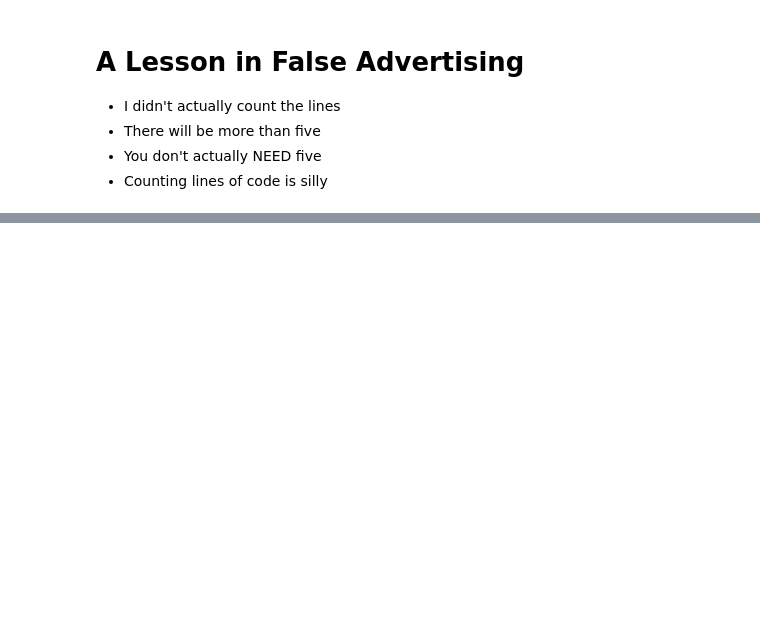
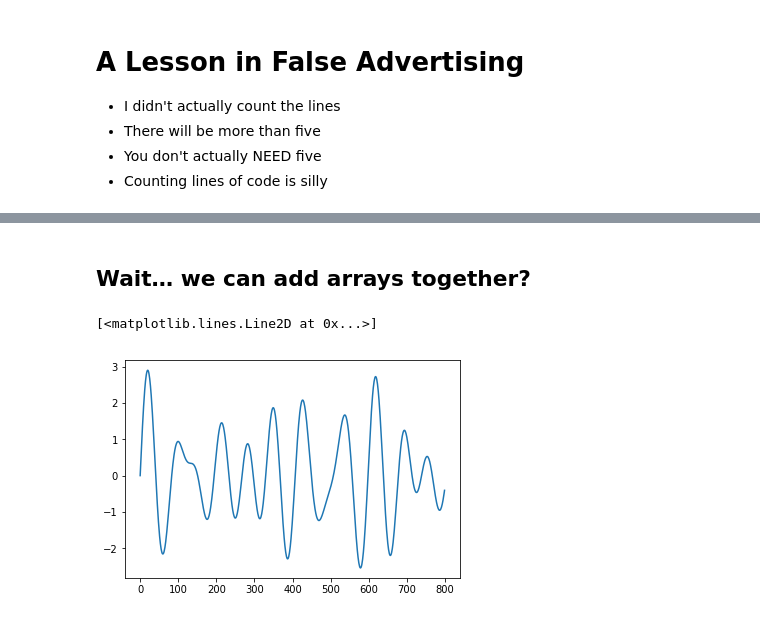
Before and after one commit to RemyPorter/ShadowMusic, a Jupyter notebook: Build a Synth.ipynb, the cells around one changed output, grey strips where cells are left out. Drawn from its saved outputs; the diff is of its cells as text; code cells hidden in the pictures; blank space fills up the shorter version.

```diff
--- a/Build a Synth.ipynb
+++ b/Build a Synth.ipynb
@@ -35,0 +91,5 @@ sd.play(np.sin(np.mgrid[0:44100]/44100 * 2 * np.pi * 440))
+# %%
+# that seems useful, let's make a convenience function
+def sin(space, freq, shift=0):
+  """Convert an input space to a sinusoidal wave with `freq` frequency. `shift` moves the phase."""
+  return np.sin(2*np.pi*space*freq+shift)
@@ -35,0 +111,11 @@ sd.play(np.sin(np.mgrid[0:44100]/44100 * 2 * np.pi * 440))
+# %% [markdown]
+## Wait… we can add arrays together?
+# %%
+a = sin(one_second, 440)
+c = sin(one_second, 523.35)
+e = sin(one_second, 659.25)
+chord = a + c + e
+plt.plot(chord[0:800])
+# %% [output]
+[<matplotlib.lines.Line2D at 0x...>]
+[figure, added]
```
Also changed, not shown: parts of 98 cells of this notebook, 6 other files.
